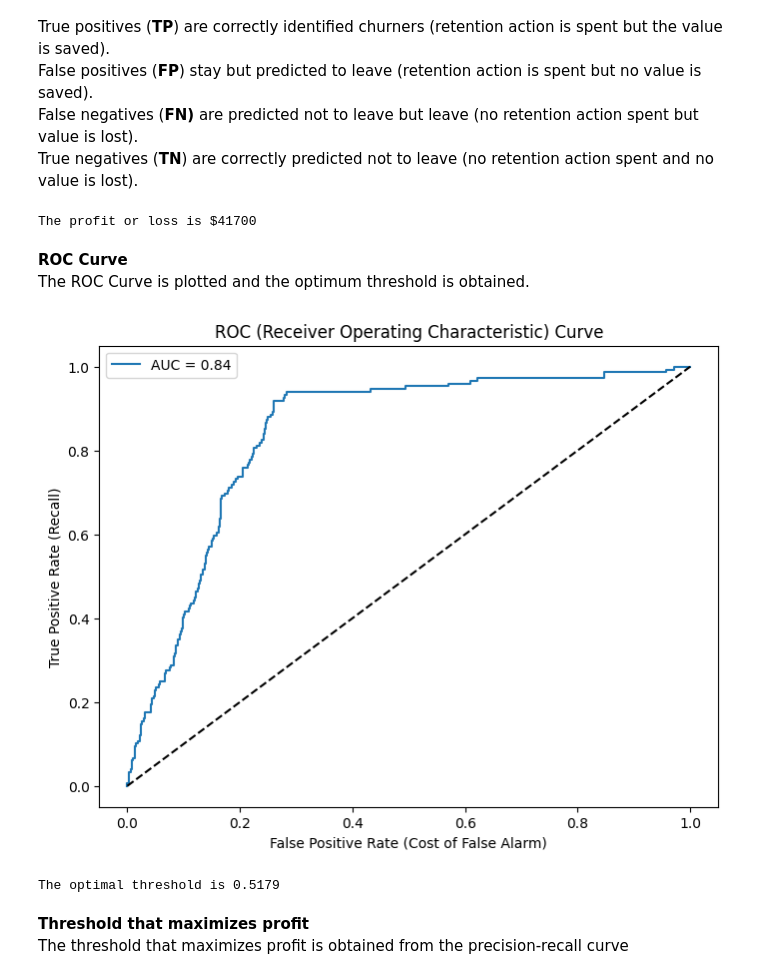
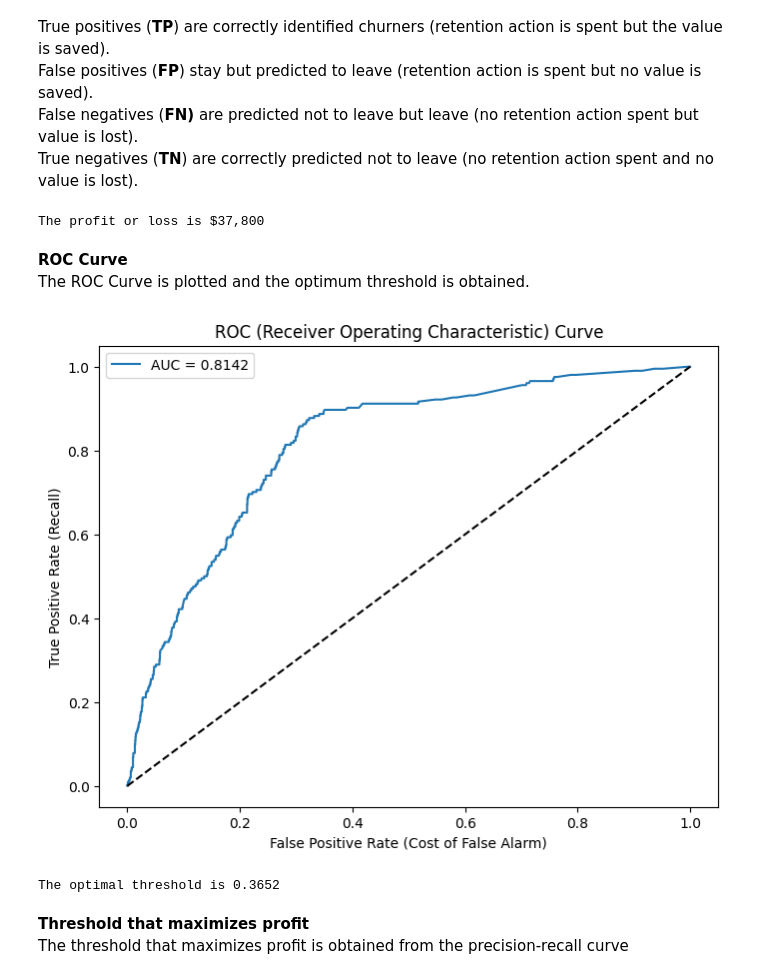
Before and after one commit to RonaldoBantayan27/SierraMadre, a Jupyter notebook: 08_XGBoost_Customer_Churn_Prediction.ipynb, the cells around one changed output. Drawn from its saved outputs; the diff is of its cells as text; code cells hidden in the pictures.

```diff
--- a/08_XGBoost_Customer_Churn_Prediction.ipynb
+++ b/08_XGBoost_Customer_Churn_Prediction.ipynb
@@ -375,0 +199,8 @@ The F2 score is 0.6138
+# %%
+# Build pipeline for the improved model
+pipe1 = Pipeline([
+    ('preprocessor', preprocessor),
+    ('xgb', XGBClassifier(scale_pos_weight=scale_pos_weight, random_state=42, tree_method='hist', eval_metric='logloss'))
+])
+pipe1.fit(X_train, y_train)
+pipe1
@@ -375,0 +225,19 @@ The F2 score is 0.6138
+# %%
+# Define the hyperparameter grid
+param_grid = {
+    'xgb__n_estimators': [200, 300, 500],
+    'xgb__max_depth': [4],
+    'xgb__learning_rate': [0.01, 0.05, 0.1],
+    'xgb__subsample': [0.7, 0.8, 1.0],
+    'xgb__colsample_bytree': [0.7, 0.8, 1.0],
+    'xgb__gamma': [0, 0.1, 0.3],
+    'xgb__min_child_weight': [1, 3, 5]
+}
+# %%
+# Run HalvingRandomSearchCV to find the optimum mix of parameters
+cv = StratifiedKFold(n_splits=3, shuffle=True, random_state=42)
+grid = HalvingRandomSearchCV(pipe1, param_grid, cv=cv, scoring='f1', n_jobs=-1)
+grid.fit(X_train, y_train)
+
+print(f'Best parameters: {grid.best_params_}')
+print(f'Best score: {grid.best_score_:.4f}')
@@ -375,0 +247,4 @@ The F2 score is 0.6138
+# %%
+# Access the optimized xgb_pipe1 pipeline model
+best_model = grid.best_estimator_
+best_model
@@ -386,37 +345,37 @@ True negatives (**TN**) are correctly predicted not to leave (no retention actio
 # Profit/loss analysis
 L=500
 C=40
-Profit_Loss_XG2 = tp_XG2*(L - C) - fp_XG2*C - fn_XG2*L
+profit_loss = tp*(L - C) - fp*C - fn*L
 
-print(f'The profit or loss is ${Profit_Loss_XG2}')
+print(f'The profit or loss is ${profit_loss:,}')
 # %% [output]
-The profit or loss is $41700
+The profit or loss is $37,800
 # %% [markdown]
 **ROC Curve**
 The ROC Curve is plotted and the optimum threshold is obtained.
 # %%
 # Plot the ROC Curve
-y_probs_XG2 = grid_search_XG2_opt.predict_proba(X_test)[:, 1]
-fpr, tpr, thresholds = roc_curve(y_test, y_probs_XG2)
-auc_XG2 = round(roc_auc_score(y_test, y_probs_XG2), 3)
+y_probs = best_model.predict_proba(X_test)[:, 1]
+fpr, tpr, thresholds = roc_curve(y_test, y_probs)
+auc = round(roc_auc_score(y_test, y_probs), 4)
 plt.figure(figsize=(8,6))
-plt.plot(fpr, tpr, label=f'AUC = {roc_auc_score(y_test, y_probs_XG2):.2f}')
+plt.plot(fpr, tpr, label=f'AUC = {roc_auc_score(y_test, y_probs):.4f}')
 plt.plot([0,1], [0,1], 'k--') # diagonal line representing random guessing
 plt.title('ROC (Receiver Operating Characteristic) Curve')
 plt.xlabel('False Positive Rate (Cost of False Alarm)')
 plt.ylabel('True Positive Rate (Recall)')
 plt.legend()
 plt.show()
 # %% [output]
-[figure, old version]
+[figure, new version]
 # %%
 # Find the optimal threshold from the ROC Curve that maximizes Youden's J
 optimal_idx = np.argmax(tpr-fpr)
-optimal_threshold_XG2 = thresholds[optimal_idx]
+optimal_threshold = thresholds[optimal_idx]
 
-print(f'The optimal threshold is {optimal_threshold_XG2 :.4f}')
+print(f'The optimal threshold is {optimal_threshold :.4f}')
 # %% [output]
-The optimal threshold is 0.5179
+The optimal threshold is 0.3652
 # %% [markdown]
 **Threshold that maximizes profit**
 The threshold that maximizes profit is obtained from the precision-recall curve
```
Also changed, not shown: parts of 205 cells of this notebook, 29 other files.
